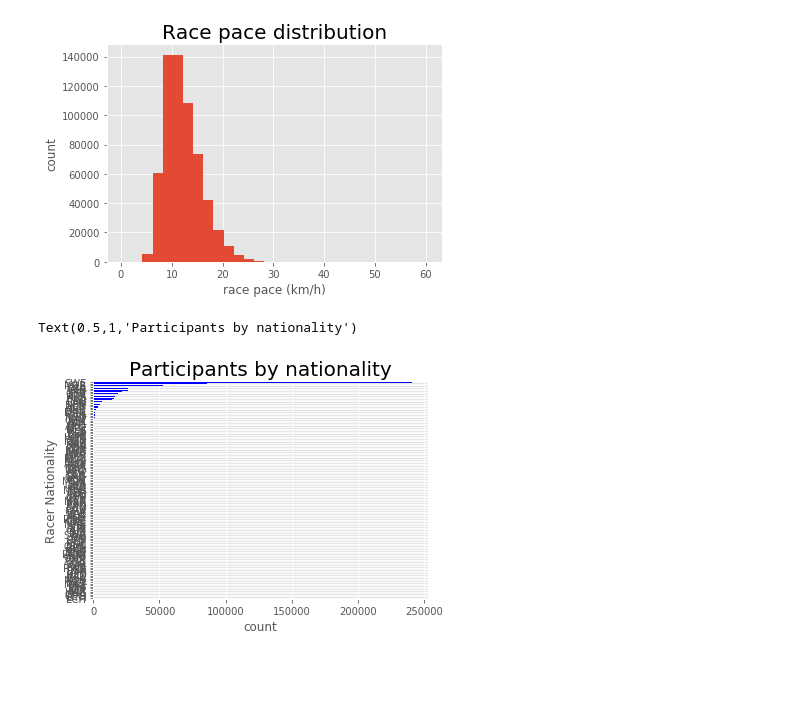
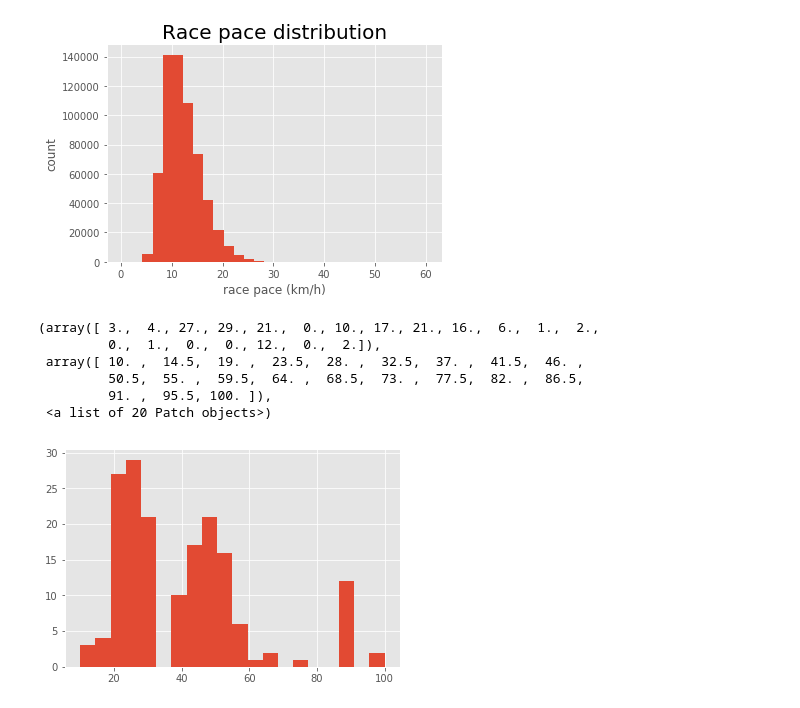
Before and after one commit to macphd/ski-tourism, a Jupyter notebook: munging/ski_race_munging.ipynb, the cells around one changed output. Saved outputs shown, nothing was run; the diff lists cells and outputs as text; code cells hidden in the pictures; blank space fills up the shorter version.

```diff
--- a/munging/ski_race_munging.ipynb
+++ b/munging/ski_race_munging.ipynb
@@ -68,15 +216,14 @@ plt.title('Race pace distribution', fontsize=20)
 # %% [output]
 Text(0.5,1,'Race pace distribution')
 [figure]
-# %%
-#count of racers by nationality in AUS race
-
-#country_df.groupby('country')['imdb_score'].median().sort_values(ascending=False).plot.bar(color='b')
-
-new_race_df.groupby('racer_nationality')['style'].count().sort_values().plot(kind = 'barh', color='b')
-plt.xlabel('count')
-plt.ylabel('Racer Nationality')
-plt.title('Participants by nationality', fontsize=20)
-# %% [output]
-Text(0.5,1,'Participants by nationality')
-[figure, removed]
+# %%
+plt.hist(race_finishers.groupby('race_name')['distance'].mean(), bins = 20)
+#this is a rough pass on the distance metric but looks like I need to apply normalization (box-cox?)
+# %% [output]
+(array([ 3.,  4., 27., 29., 21.,  0., 10., 17., 21., 16.,  6.,  1.,  2.,
+         0.,  1.,  0.,  0., 12.,  0.,  2.]),
+ array([ 10. ,  14.5,  19. ,  23.5,  28. ,  32.5,  37. ,  41.5,  46. ,
+         50.5,  55. ,  59.5,  64. ,  68.5,  73. ,  77.5,  82. ,  86.5,
+         91. ,  95.5, 100. ]),
+ <a list of 20 Patch objects>)
+[figure, added]
```
Also changed, not shown: parts of 16 cells of this notebook.
